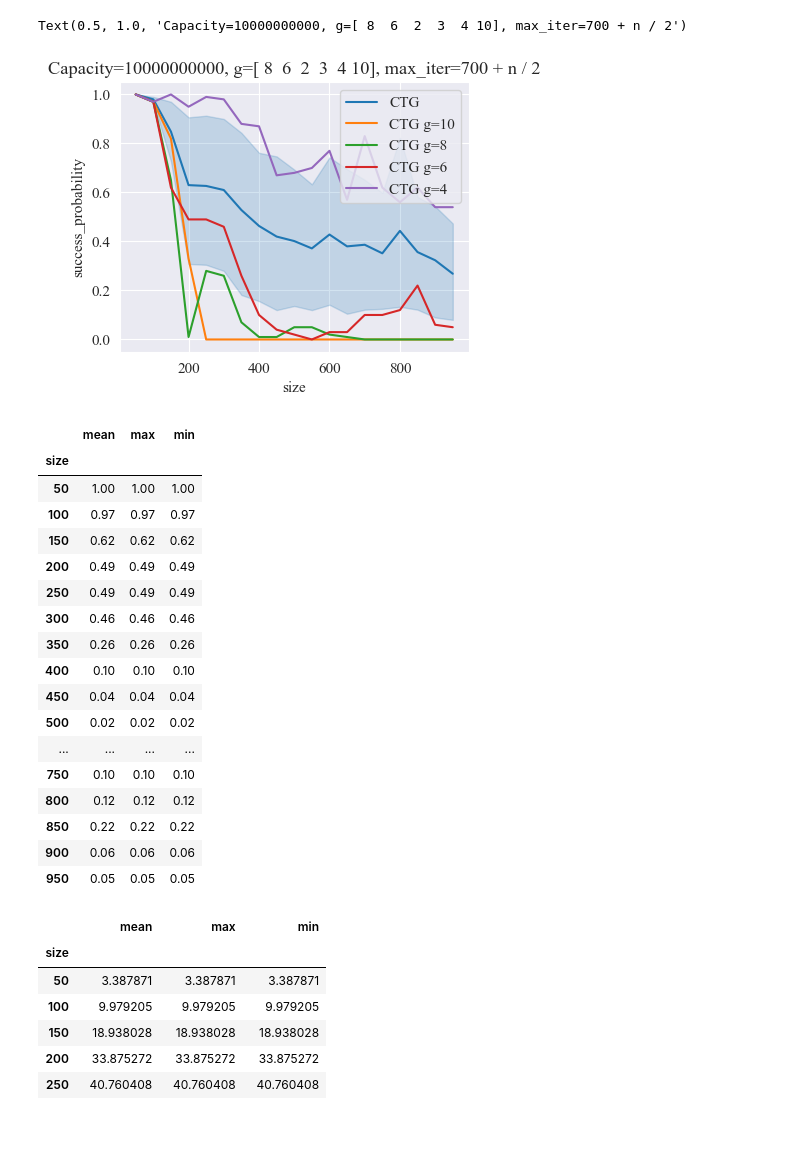
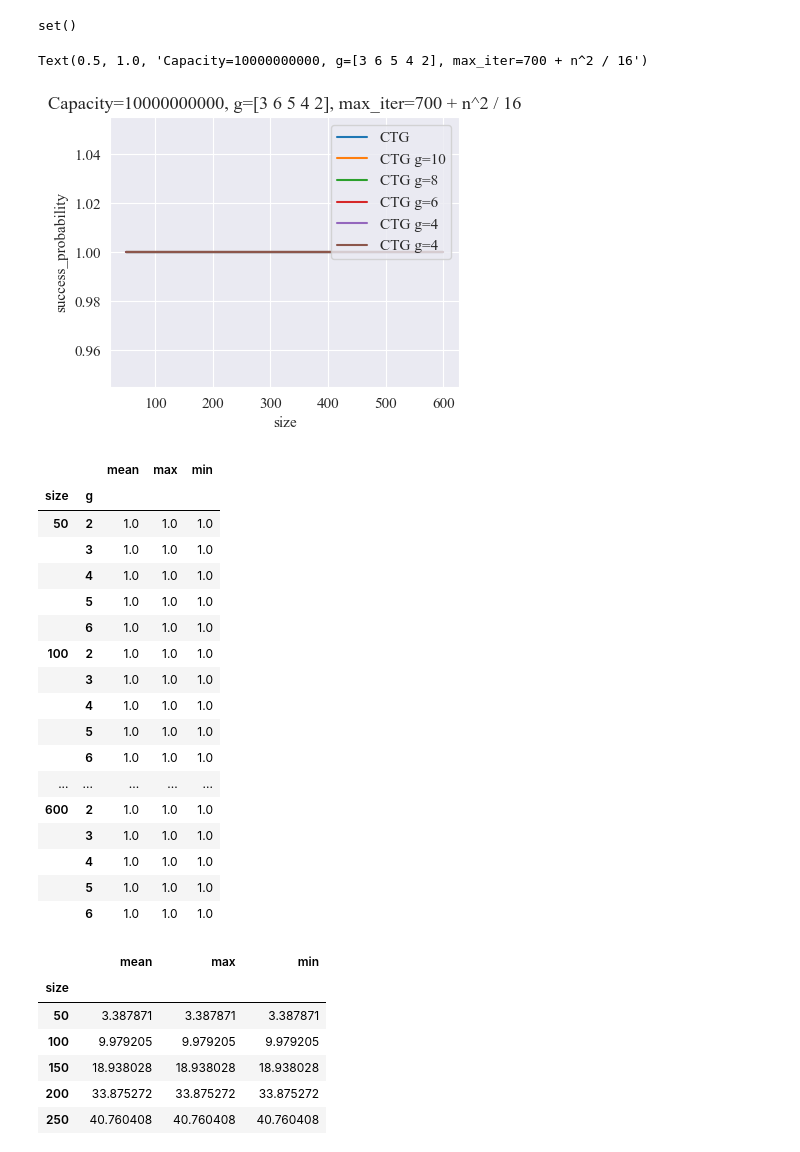
Before and after one commit to SoerenWilkening/QTG_0-1Knapsack, a Jupyter notebook: evaluation/08_ctg_qtg_analysis.ipynb, the cells around one changed output. Drawn from its saved outputs; the diff is of its cells as text; code cells hidden in the pictures.

```diff
--- a/evaluation/08_ctg_qtg_analysis.ipynb
+++ b/evaluation/08_ctg_qtg_analysis.ipynb
@@ -71,43 +71,49 @@ ctg_results['g'] = ctg_results.apply(
 
 combo_results['g'] = combo_results.apply(
     lambda row: int(re.match(r'.+\_g\_([0-9]+)\_.+', row['instance']).group(1)), axis=1)
+# %%
+missing_instances = set(combo_results['instance'].unique()) - set(ctg_results['instance'].unique())
+print(missing_instances)
+# %% [output]
+set()
 # %%
 fig, ax = plt.subplots(figsize=(4.5, 3.5))
 #sns.lineplot(qtg_results, x='size', y='success_probability', ax=ax, label="QTG")
 sns.lineplot(ctg_results, x='size', y='success_probability', ax=ax, label="CTG")
-sns.lineplot(ctg_results[ctg_results['g'] == 10], x='size', y='success_probability', ax=ax, label="CTG g=10")
-sns.lineplot(ctg_results[ctg_results['g'] == 8], x='size', y='success_probability', ax=ax, label="CTG g=8")
-sns.lineplot(ctg_results[ctg_results['g'] == 6], x='size', y='success_probability', ax=ax, label="CTG g=6")
-sns.lineplot(ctg_results[ctg_results['g'] == 4], x='size', y='success_probability', ax=ax, label="CTG g=4")
+sns.lineplot(ctg_results[ctg_results['g'] == 2], x='size', y='success_probability', ax=ax, label="CTG g=10")
+sns.lineplot(ctg_results[ctg_results['g'] == 3], x='size', y='success_probability', ax=ax, label="CTG g=8")
+sns.lineplot(ctg_results[ctg_results['g'] == 4], x='size', y='success_probability', ax=ax, label="CTG g=6")
+sns.lineplot(ctg_results[ctg_results['g'] == 5], x='size', y='success_probability', ax=ax, label="CTG g=4")
+sns.lineplot(ctg_results[ctg_results['g'] == 6], x='size', y='success_probability', ax=ax, label="CTG g=4")
 
 assert len(ctg_results["capacity"].unique()) == 1
 assert len(ctg_results["max_iter"].unique()) == 1
 ax.set_title(
     f"Capacity={ctg_results['capacity'].unique()[0]}, g={ctg_results['g'].unique()}, max_iter={ctg_results['max_iter'].unique()[0]}")
 # %% [output]
-Text(0.5, 1.0, 'Capacity=10000000000, g=[ 8  6  2  3  4 10], max_iter=700 + n / 2')
+Text(0.5, 1.0, 'Capacity=10000000000, g=[3 6 5 4 2], max_iter=700 + n^2 / 16')
-[figure, old version]
+[figure, new version]
 # %%
-ctg_results[ctg_results['g'] == 6].groupby('size').describe()['success_probability'][['mean', 'max', 'min']]
+ctg_results.groupby(['size', 'g']).describe()['success_probability'][['mean', 'max', 'min']]
 # %% [output]
-|  | mean | max | min |
-| size |  |  |  |
-| 50 | 1.00 | 1.00 | 1.00 |
-| 100 | 0.97 | 0.97 | 0.97 |
-| 150 | 0.62 | 0.62 | 0.62 |
-| 200 | 0.49 | 0.49 | 0.49 |
-| 250 | 0.49 | 0.49 | 0.49 |
-| 300 | 0.46 | 0.46 | 0.46 |
-| 350 | 0.26 | 0.26 | 0.26 |
-| 400 | 0.10 | 0.10 | 0.10 |
-| 450 | 0.04 | 0.04 | 0.04 |
-| 500 | 0.02 | 0.02 | 0.02 |
-| ... | ... | ... | ... |
-| 750 | 0.10 | 0.10 | 0.10 |
-| 800 | 0.12 | 0.12 | 0.12 |
-| 850 | 0.22 | 0.22 | 0.22 |
-| 900 | 0.06 | 0.06 | 0.06 |
-| 950 | 0.05 | 0.05 | 0.05 |
+|  |  | mean | max | min |
+| size | g |  |  |  |
+| 50 | 2 | 1.0 | 1.0 | 1.0 |
+|  | 3 | 1.0 | 1.0 | 1.0 |
+|  | 4 | 1.0 | 1.0 | 1.0 |
+|  | 5 | 1.0 | 1.0 | 1.0 |
+|  | 6 | 1.0 | 1.0 | 1.0 |
+| 100 | 2 | 1.0 | 1.0 | 1.0 |
+|  | 3 | 1.0 | 1.0 | 1.0 |
+|  | 4 | 1.0 | 1.0 | 1.0 |
+|  | 5 | 1.0 | 1.0 | 1.0 |
+|  | 6 | 1.0 | 1.0 | 1.0 |
+| ... | ... | ... | ... | ... |
+| 600 | 2 | 1.0 | 1.0 | 1.0 |
+|  | 3 | 1.0 | 1.0 | 1.0 |
+|  | 4 | 1.0 | 1.0 | 1.0 |
+|  | 5 | 1.0 | 1.0 | 1.0 |
+|  | 6 | 1.0 | 1.0 | 1.0 |
 # %%
 ctg_results[ctg_results['g'] == 6].groupby('size').describe()['runtime'][['mean', 'max', 'min']]
 # %% [output]
```
Also changed, not shown: parts of 3 cells of this notebook, 36 other files.
